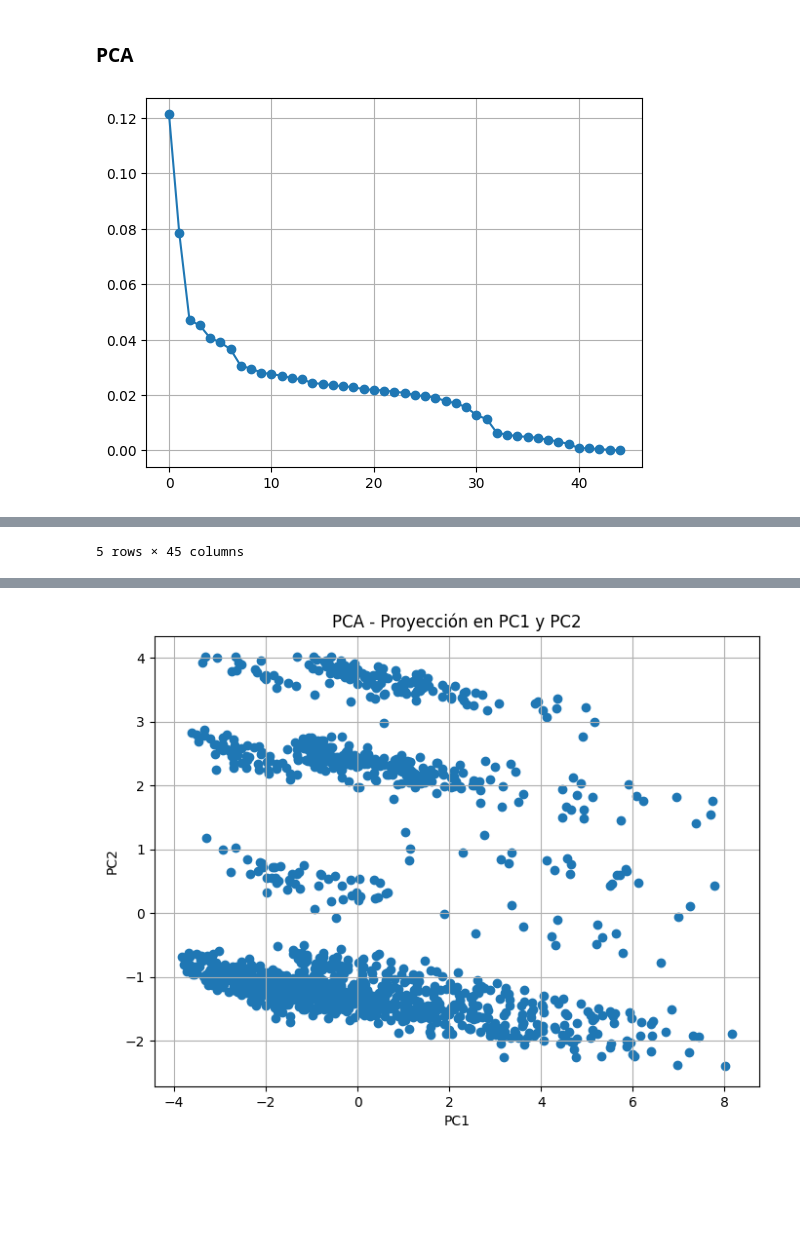
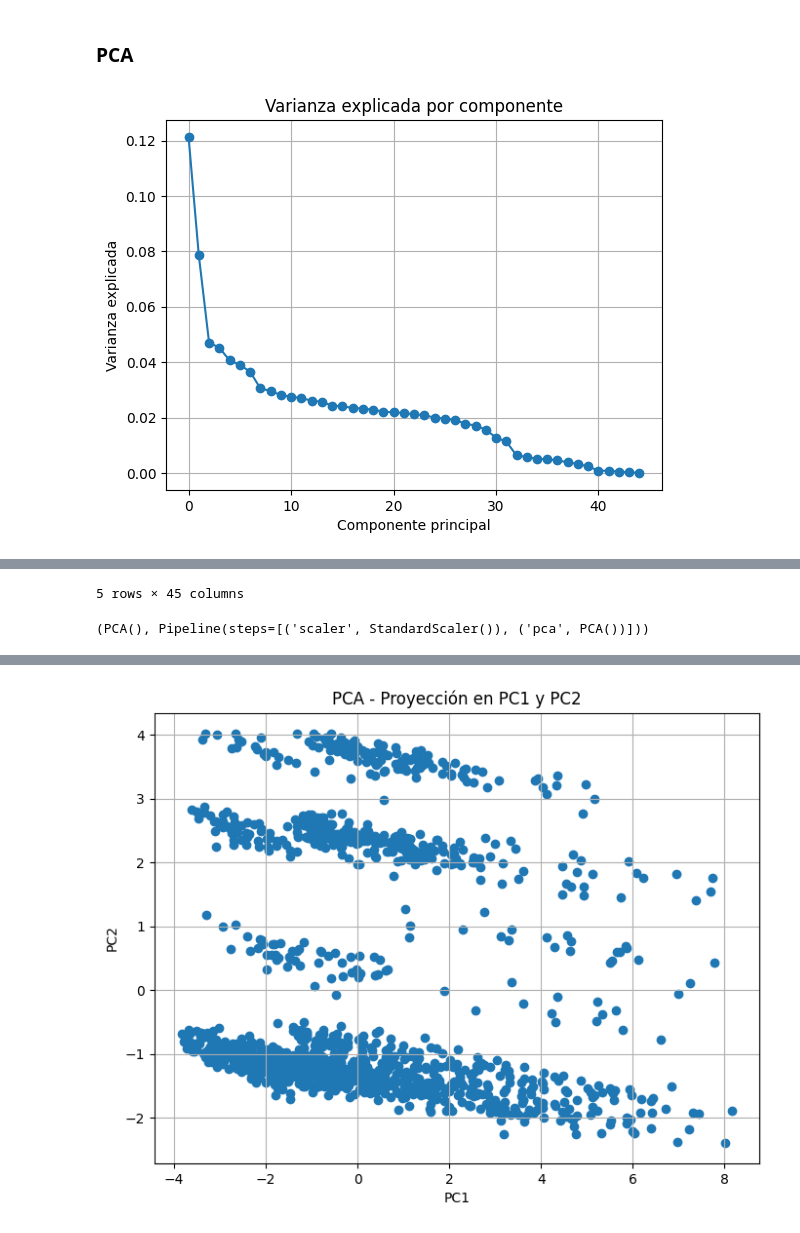
Before and after one commit to ppmelch/Lab-Aprendizaje-Estad-stico, a Jupyter notebook: Parcial 4/Examen 4/Examen 4 Práctico.ipynb, the cells around one changed output, grey strips where cells are left out. Drawn from its saved outputs; the diff is of its cells as text; code cells hidden in the pictures; blank space fills up the shorter version.

```diff
--- a/Parcial 4/Examen 4/Examen 4 Práctico.ipynb
+++ b/Parcial 4/Examen 4/Examen 4 Práctico.ipynb
@@ -202,23 +202,27 @@ def clusters(df, clusters, comp_x='PC1', comp_y='PC2'):
 # %% [markdown]
 ##### Función PCA
 # %%
-def pca(X, n_var):
+def pca(X, n_var=None):
     pipeline = Pipeline([
         ('scaler', StandardScaler()),
         ('pca', PCA())
     ])
 
     pipeline.fit(X)
-    objeto_pca = pipeline.named_steps['pca']
+    pca_model = pipeline.named_steps['pca']
 
     X_pca = pipeline.transform(X)
     x_components = pd.DataFrame(X_pca, columns=[f'PC{i+1}' for i in range(X_pca.shape[1])])
 
-    plt.plot(objeto_pca.explained_variance_ratio_, marker='o')
+    plt.plot(pca_model.explained_variance_ratio_, marker='o')
+    plt.title('Varianza explicada por componente')
+    plt.xlabel('Componente principal')
+    plt.ylabel('Varianza explicada')
     plt.grid(True)
     plt.show()
 
-    return x_components.head()
+    display((x_components).head())
+    return pca_model, pipeline
 # %% [markdown]
 ##### Función PCA Varianza
 # %%
@@ -436,9 +513,9 @@ df.drop('StandardHours', axis=1, inplace=True)
 # %% [markdown]
 ### PCA
 # %%
-pca(X, 2)
+pca(X,1)
 # %% [output]
-[figure, old version]
+[figure, new version]
 |  | PC1 | PC2 | PC3 | PC4 | PC5 | PC6 | PC7 | PC8 | PC9 | PC10 | ... | ... |
 | 0 | -0.032572 | 2.291182 | 0.793191 | -2.052578 | -0.317374 | -0.110203 | 2.249507 | 1.243813 | 0.886021 | -1.572228 | ... | ... |
 | 1 | 0.095676 | -1.574597 | 0.688515 | 2.745892 | 2.795041 | 1.505989 | 0.814421 | 0.308180 | -0.935298 | 0.041763 | ... | ... |
@@ -446,4 +523,5 @@ pca(X, 2)
 | 3 | -1.216678 | -1.138875 | 0.708268 | 1.148569 | -1.043963 | 2.524247 | 1.022541 | 1.814230 | -1.364917 | -0.612262 | ... | ... |
 | 4 | -2.077853 | -1.222251 | -1.604687 | -0.578037 | -1.086934 | -0.129475 | -1.866160 | -1.622411 | 1.374715 | 0.181979 | ... | ... |
 5 rows × 45 columns
+(PCA(), Pipeline(steps=[('scaler', StandardScaler()), ('pca', PCA())]))
 # %%
```
Also changed, not shown: parts of 36 cells of this notebook.
